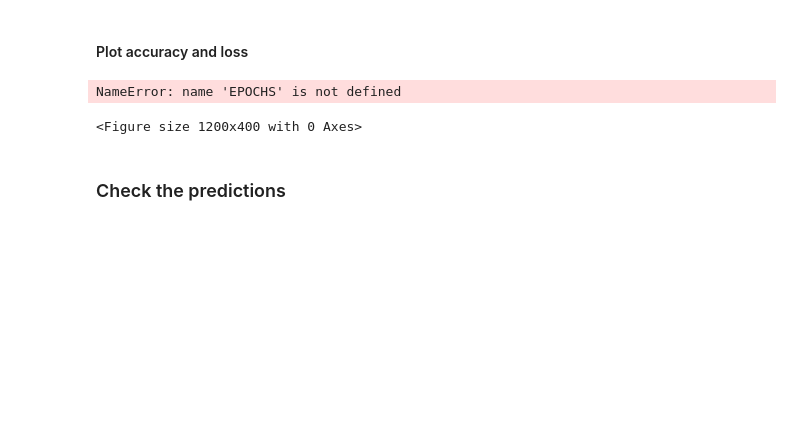
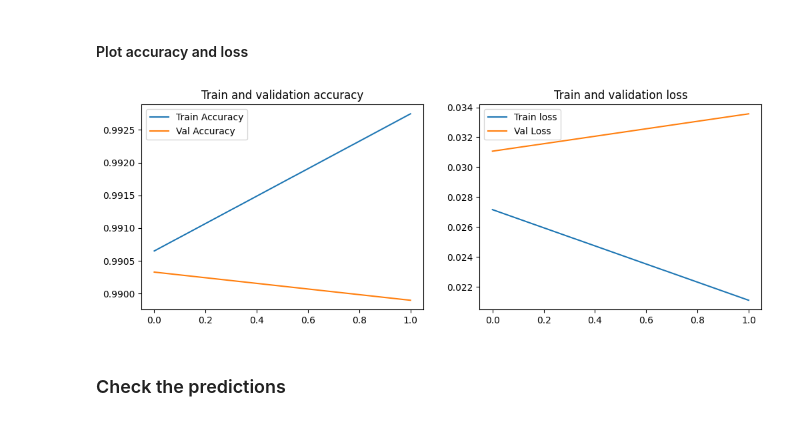
Before and after one commit to Mach-web/Machine_learning, a Jupyter notebook: Image_recognition/Transfer_learning_with_tensorflow.ipynb, the cells around one changed output. Drawn from its saved outputs; the diff is of its cells as text; code cells hidden in the pictures; blank space fills up the shorter version.

```diff
--- a/Image_recognition/Transfer_learning_with_tensorflow.ipynb
+++ b/Image_recognition/Transfer_learning_with_tensorflow.ipynb
@@ -145,6 +140,6 @@ NameError: name 'image_batch' is not defined
 # %% [markdown]
 ## Part 3: Do simple transfer learning with Tensorflow Hub
 # %%
-url = ""
+url = "https://tfhub.dev/google/tf2-preview/mobilenet_v2/feature_vector/2"
 features_extractor  = hub.KerasLayer(url,
                                     input_shape = (IMG_SHAPE, IMG_SHAPE, 3))
@@ -187,26 +193,31 @@ NameError: name 'model' is not defined
 # %% [markdown]
 #### Plot accuracy and loss
 # %%
+
+accuracy = history.history['accuracy']
+val_accuracy = history.history['val_accuracy']
+loss = history.history['loss']
+val_loss = history.history['val_loss']
+
 plt.figure(figsize = (12, 4))
 
 epochs_range = range(EPOCHS)
 
 plt.subplot(1, 2, 1)
 plt.plot(epochs_range, accuracy, label = "Train Accuracy");
 plt.plot(epochs_range, val_accuracy, label = "Val Accuracy");
 plt.title("Train and validation accuracy");
 # plt.xticks(epochs_range);
 plt.legend();
 
 plt.subplot(1, 2, 2)
 plt.plot(epochs_range, loss, label = "Train loss");
 plt.plot(epochs_range, val_loss, label = "Val Loss");
 plt.title("Train and validation loss");
 # plt.xticks(epochs_range, rotation = 90);
 plt.legend();
 # %% [output]
-NameError: name 'EPOCHS' is not defined
-<Figure size 1200x400 with 0 Axes>
+[figure, added]
 # %% [markdown]
 ### Check the predictions
 # %%
```
Also changed, not shown: parts of 24 cells of this notebook.
